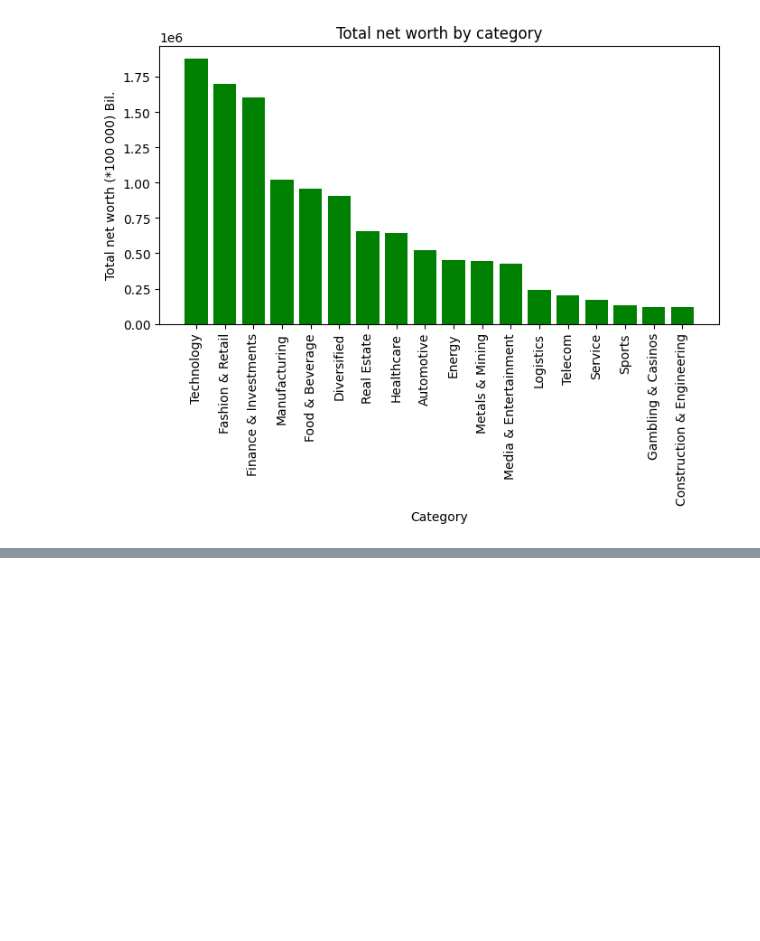
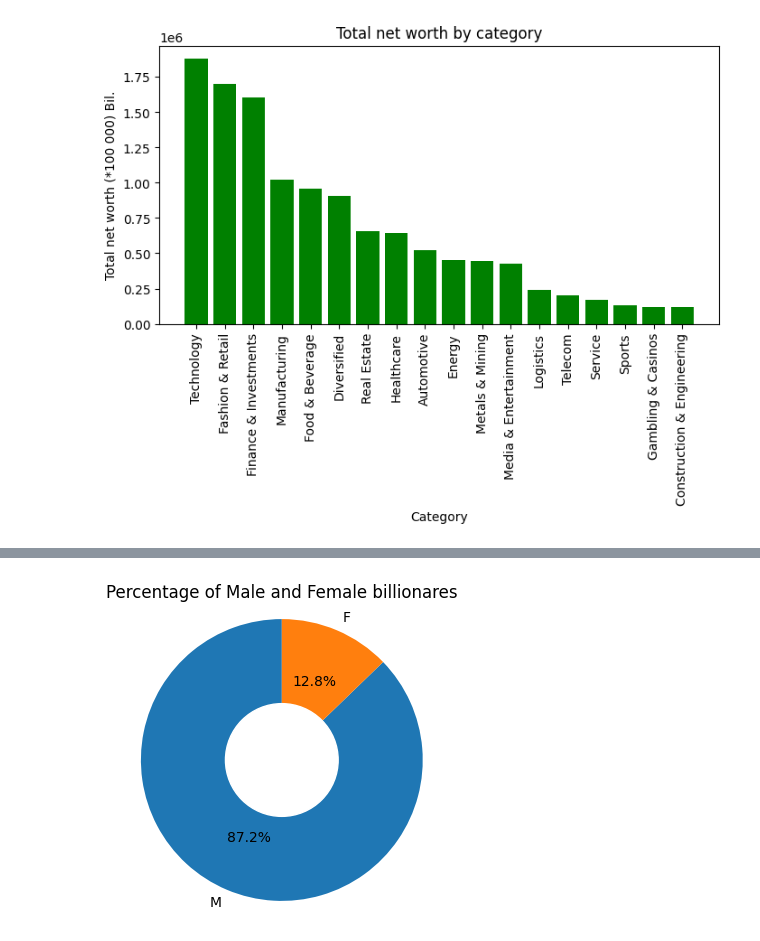
Before and after one commit to huy-ph/data_mining, a Jupyter notebook: learning/billionaires_statistics/billionaires_analysis.ipynb, the cells around one changed output, grey strips where cells are left out. Cells and saved outputs as stored; diff of their text form; code cells hidden in the pictures; blank space fills up the shorter version.

```diff
--- a/learning/billionaires_statistics/billionaires_analysis.ipynb
+++ b/learning/billionaires_statistics/billionaires_analysis.ipynb
@@ -160,3 +161,19 @@ plt.show()
+# %%
+#gender
+gender_count = bil_stat['gender'].value_counts()
+plt.figure(figsize=(4,4))
+ax = plt.subplot()
+ax.pie(gender_count, labels=gender_count.index, autopct='%1.1f%%', startangle=90)
+ax.axis('equal') # Equal aspect ratio ensures the pie charts are circular
+
+# Draw a white circle at the center to create the 'donut' appearance
+center_circle = plt.Circle((0, 0), 0.4, color='white')  # Adjust the second value to change the size of the hole
+ax.add_patch(center_circle)
+plt.title('Percentage of Male and Female billionaires')
+
+plt.show()
+# %% [output]
+[figure, added]
 # %%
 
 #youngest, oldest billionaires
```
Also changed, not shown: parts of 3 cells of this notebook.
